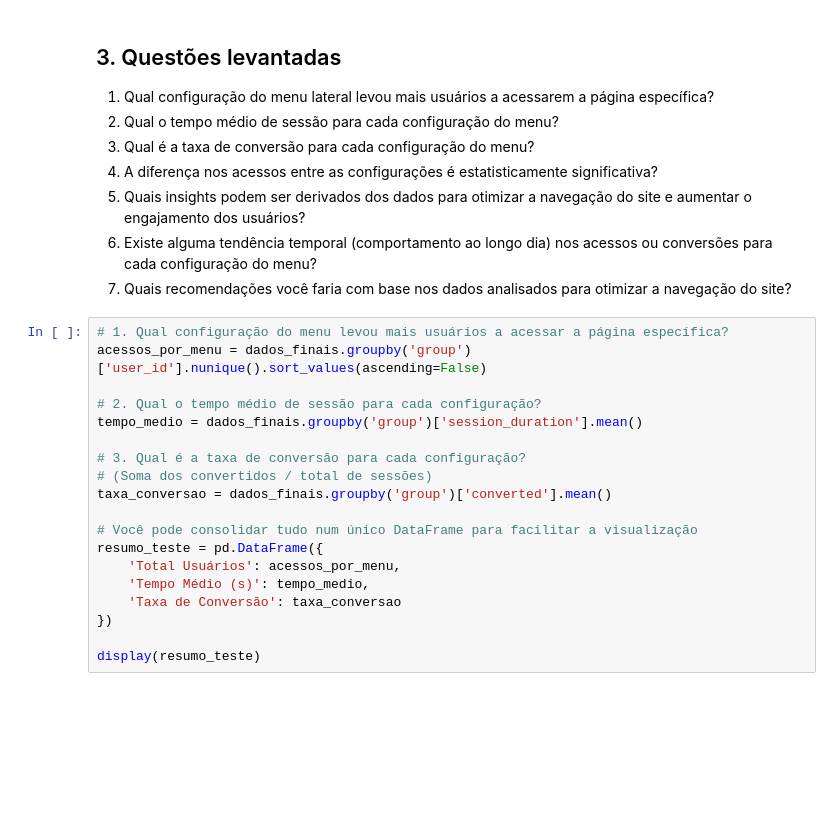
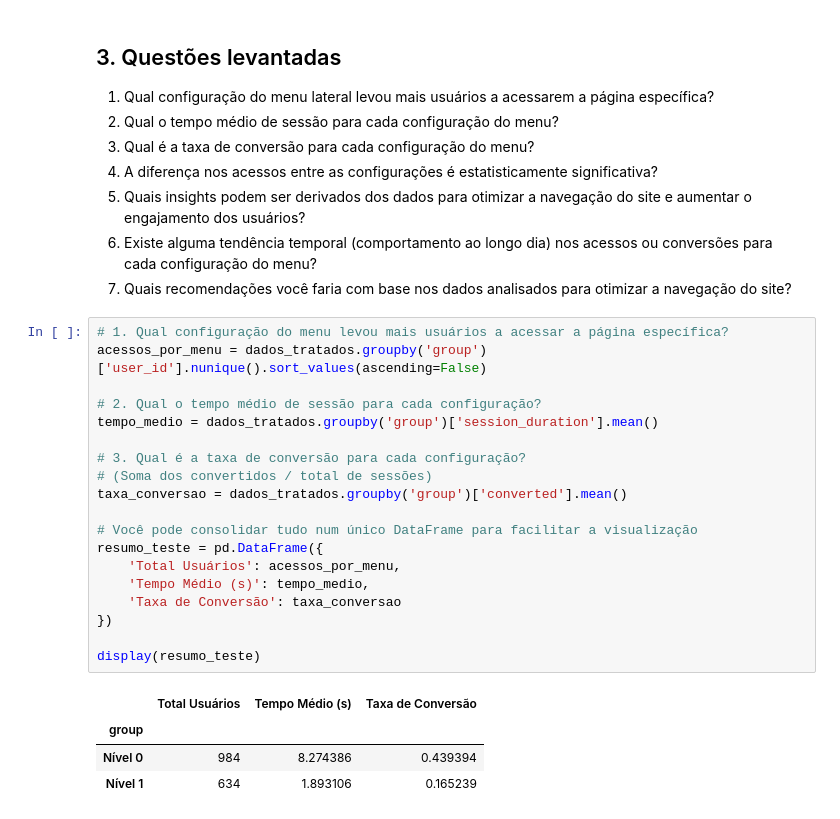
Before and after one commit to jandrexm/menu-lateral, a Jupyter notebook: notebook-analise.ipynb, the cells around one changed output. Drawn from its saved outputs; the diff is of its cells as text; blank space fills up the shorter version.

```diff
--- a/notebook-analise.ipynb
+++ b/notebook-analise.ipynb
@@ -189,20 +344,25 @@ print(f"Tratamento concluído!")
 7. Quais recomendações você faria com base nos dados analisados para otimizar a navegação do site?
 # %%
 # 1. Qual configuração do menu levou mais usuários a acessar a página específica?
-acessos_por_menu = dados_finais.groupby('group')['user_id'].nunique().sort_values(ascending=False)
+acessos_por_menu = dados_tratados.groupby('group')['user_id'].nunique().sort_values(ascending=False)
 
 # 2. Qual o tempo médio de sessão para cada configuração?
-tempo_medio = dados_finais.groupby('group')['session_duration'].mean()
+tempo_medio = dados_tratados.groupby('group')['session_duration'].mean()
 
 # 3. Qual é a taxa de conversão para cada configuração?
 # (Soma dos convertidos / total de sessões)
-taxa_conversao = dados_finais.groupby('group')['converted'].mean()
+taxa_conversao = dados_tratados.groupby('group')['converted'].mean()
 
 # Você pode consolidar tudo num único DataFrame para facilitar a visualização
 resumo_teste = pd.DataFrame({
     'Total Usuários': acessos_por_menu,
     'Tempo Médio (s)': tempo_medio,
     'Taxa de Conversão': taxa_conversao
 })
 
 display(resumo_teste)
+# %% [output]
+|  | Total Usuários | Tempo Médio (s) | Taxa de Conversão |
+| group |  |  |  |
+| Nível 0 | 984 | 8.274386 | 0.439394 |
+| Nível 1 | 634 | 1.893106 | 0.165239 |
```
Also changed, not shown: parts of 15 cells of this notebook, 1 other file.
